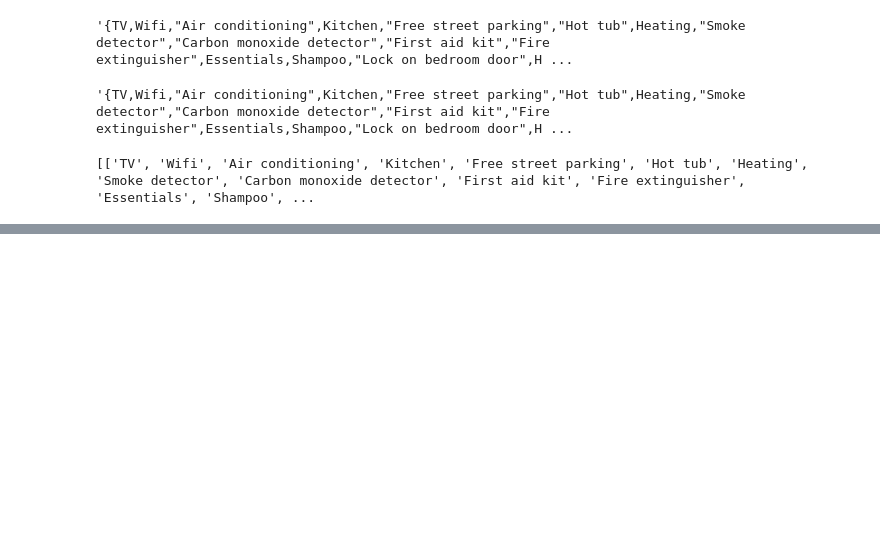
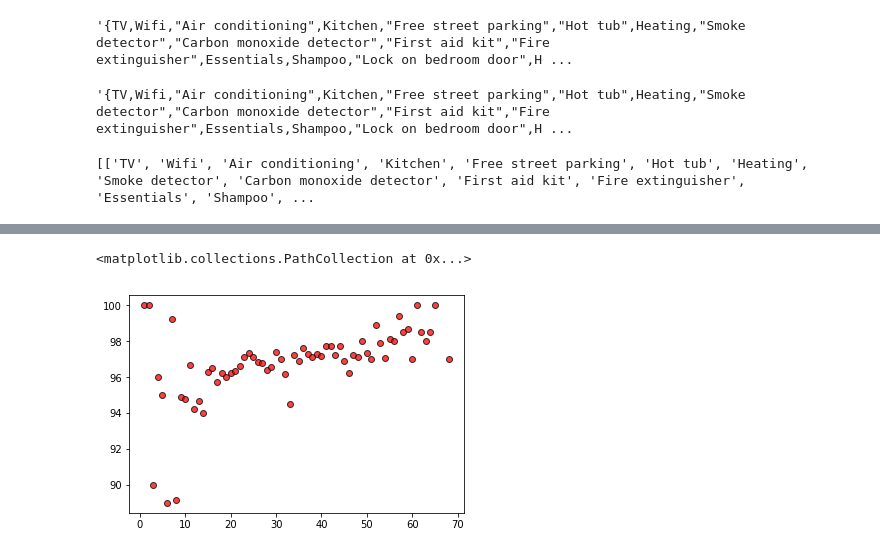
Before and after one commit to obnicholson/project1, a Jupyter notebook: project1_airbnb_olivia.ipynb, the cells around one changed output, grey strips where cells are left out. Cells and saved outputs as stored; diff of their text form; code cells hidden in the pictures; blank space fills up the shorter version.

```diff
--- a/project1_airbnb_olivia.ipynb
+++ b/project1_airbnb_olivia.ipynb
@@ -98,0 +124,8 @@ amenities_df
+# %%
+amenity_count_groups = amenities_df.groupby(["count of amenities"])
+properties_with_amenity_count = amenity_count_groups["id"].count()
+average_score_by_amenity_count = amenity_count_groups["review_scores_rating"].mean()
+count_rating_summary = pd.DataFrame({"Number of Properties":properties_with_amenity_count,
+                                     "Average Review Score":average_score_by_amenity_count})
+count_rating_summary.reset_index(inplace=True)
+count_rating_summary.head()
@@ -98,0 +139,6 @@ amenities_df
+# %%
+#no weighting of bubble size
+plt.scatter(count_rating_summary["count of amenities"],count_rating_summary["Average Review Score"],marker="o",facecolors="red",edgecolors="black",alpha=.75)
+# %% [output]
+<matplotlib.collections.PathCollection at 0x...>
+[figure, added]
```
Also changed, not shown: parts of 19 cells of this notebook.
